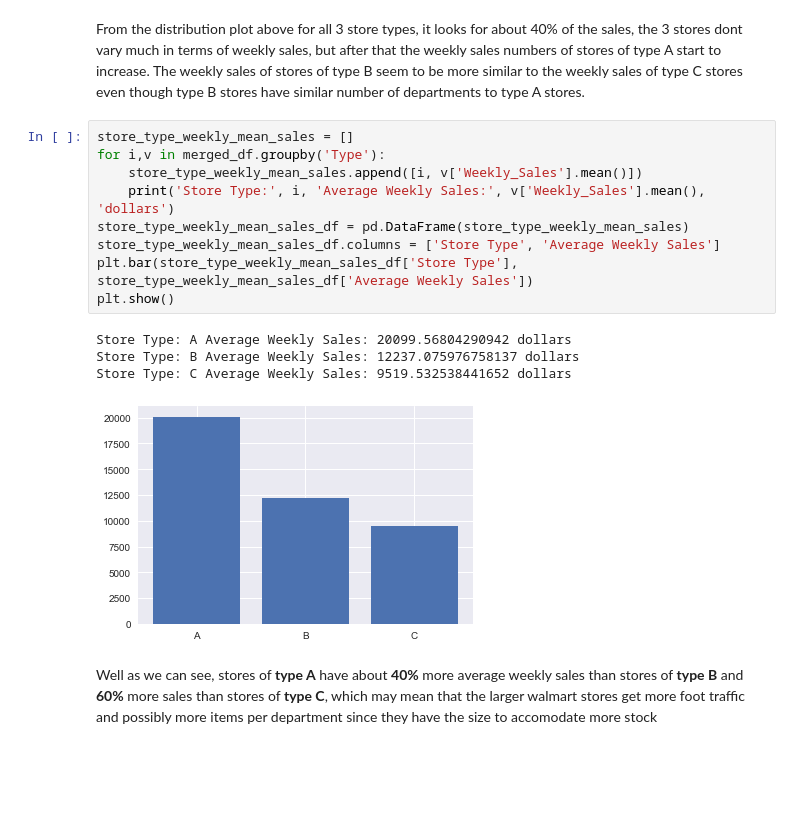
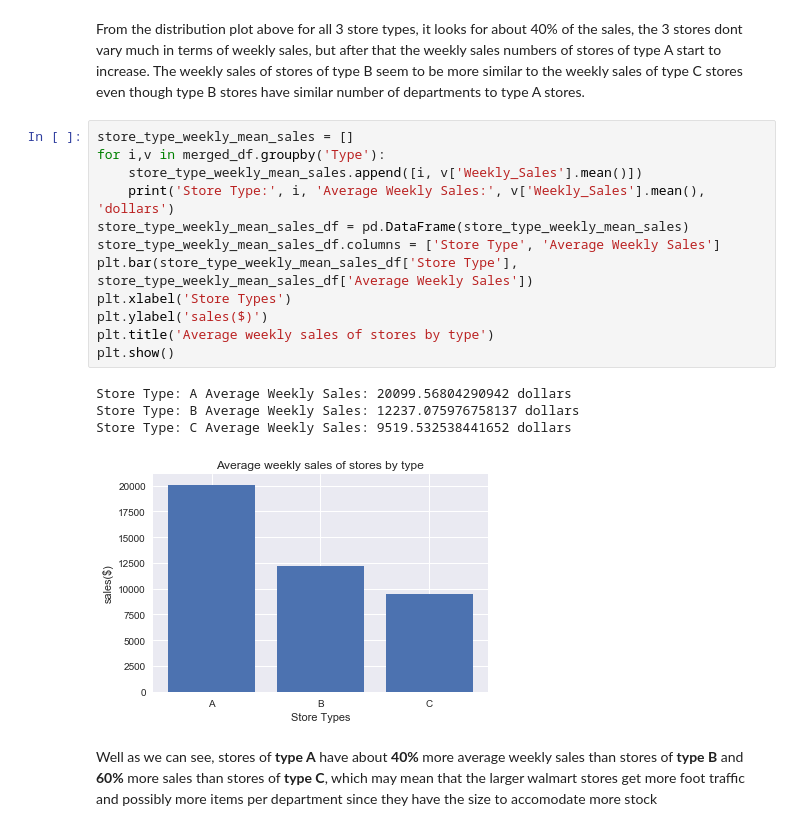
Before and after one commit to wiserlake0996/Applied_Stats_Final, a Jupyter notebook: APPLIED_STATISTICS_SUBMISSION.ipynb, the cells around one changed output. Saved outputs shown, nothing was run; the diff lists cells and outputs as text; blank space fills up the shorter version.

```diff
--- a/APPLIED_STATISTICS_SUBMISSION.ipynb
+++ b/APPLIED_STATISTICS_SUBMISSION.ipynb
@@ -218,17 +224,20 @@ From the distribution plot above for all 3 store types, it looks for about 40% o
 # %%
 store_type_weekly_mean_sales = []
 for i,v in merged_df.groupby('Type'):
     store_type_weekly_mean_sales.append([i, v['Weekly_Sales'].mean()])
     print('Store Type:', i, 'Average Weekly Sales:', v['Weekly_Sales'].mean(), 'dollars')
 store_type_weekly_mean_sales_df = pd.DataFrame(store_type_weekly_mean_sales)
 store_type_weekly_mean_sales_df.columns = ['Store Type', 'Average Weekly Sales']
 plt.bar(store_type_weekly_mean_sales_df['Store Type'], store_type_weekly_mean_sales_df['Average Weekly Sales'])
+plt.xlabel('Store Types')
+plt.ylabel('sales($)')
+plt.title('Average weekly sales of stores by type')
 plt.show()
 # %% [output]
 Store Type: A Average Weekly Sales: 20099.56804290942 dollars
 Store Type: B Average Weekly Sales: 12237.075976758137 dollars
 Store Type: C Average Weekly Sales: 9519.532538441652 dollars
-[figure, old version]
+[figure, new version]
 # %% [markdown]
 Well as we can see, stores of **type A** have about **40%** more average weekly sales than stores of **type B** and **60%** more sales than stores of **type C**, which may mean that the larger walmart stores get more foot traffic and possibly more items per department since they have the size to accomodate more stock
 # %%
```
Also changed, not shown: parts of 17 cells of this notebook.
